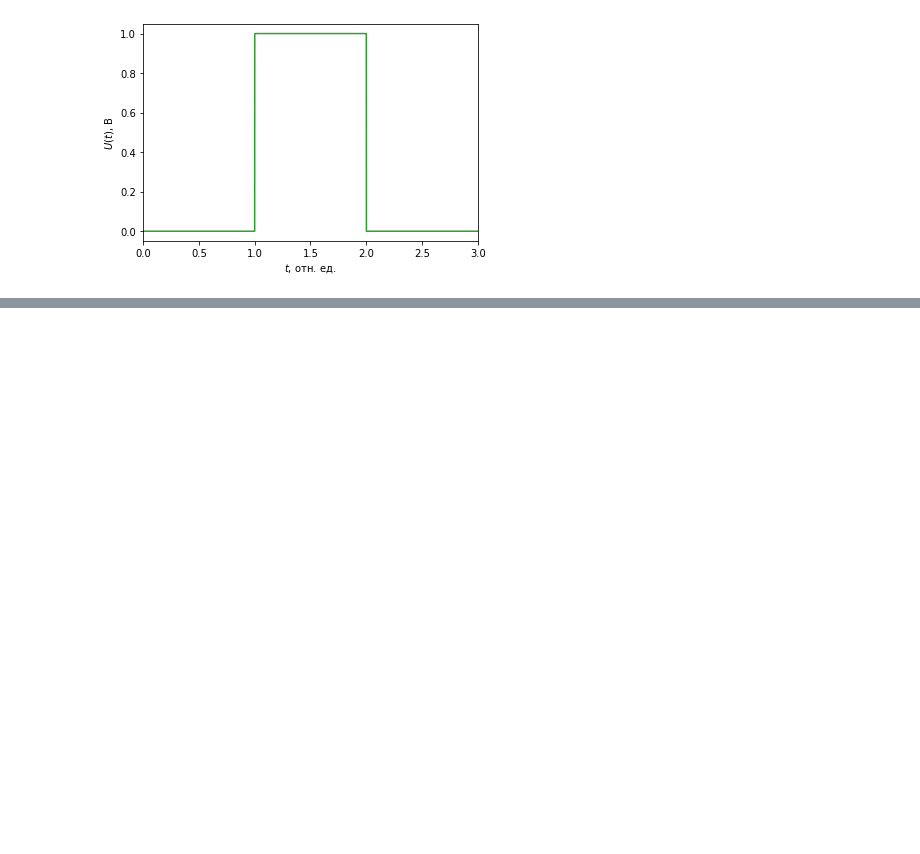
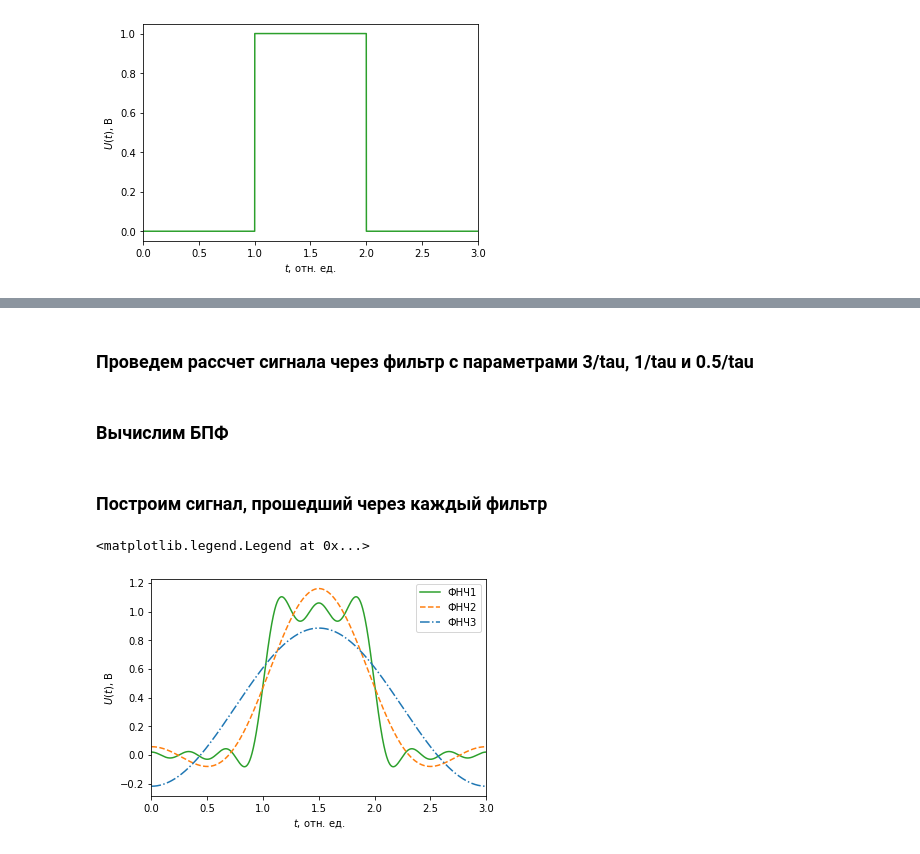
Before and after one commit to DaniilSysoev/opisis_sem_4, a Jupyter notebook: Описис_сем_4.ipynb, the cells around one changed output, grey strips where cells are left out. Drawn from its saved outputs; the diff is of its cells as text; code cells hidden in the pictures; blank space fills up the shorter version.

```diff
--- a/Описис_сем_4.ipynb
+++ b/Описис_сем_4.ipynb
@@ -246,0 +222,8 @@ ax.set_xlim(0, T)
+# %% [markdown]
+<h3>Проведем рассчет сигнала через фильтр с параметрами 3/tau, 1/tau и 0.5/tau</h3>
+# %%
+sig_lf1 = filter(t, u, 0, 3/tau)
+sig_lf2 = filter(t, u, 0, 1/tau)
+sig_lf3 = filter(t, u, 0, 0.5/tau)
+# %% [markdown]
+<h3>Вычислим БПФ</h3>
@@ -246,0 +234,14 @@ ax.set_xlim(0, T)
+# %% [markdown]
+<h3>Построим сигнал, прошедший через каждый фильтр</h3>
+# %%
+fig, ax = plt.subplots()
+ax.plot(t,sig_lf1.real, color='tab:green',label='ФНЧ1')
+ax.plot(t,sig_lf2.real,'--', color='tab:orange',label='ФНЧ2')
+ax.plot(t,sig_lf3.real,'-.', color='tab:blue',label='ФНЧ3')
+ax.set_xlabel("$t$, отн. ед.", fontsize=10)
+ax.set_ylabel("$U(t)$, В", fontsize=10)
+ax.set_xlim(0, T)
+ax.legend(loc='best')
+# %% [output]
+<matplotlib.legend.Legend at 0x...>
+[figure, added]
```
Also changed, not shown: parts of 26 cells of this notebook.
